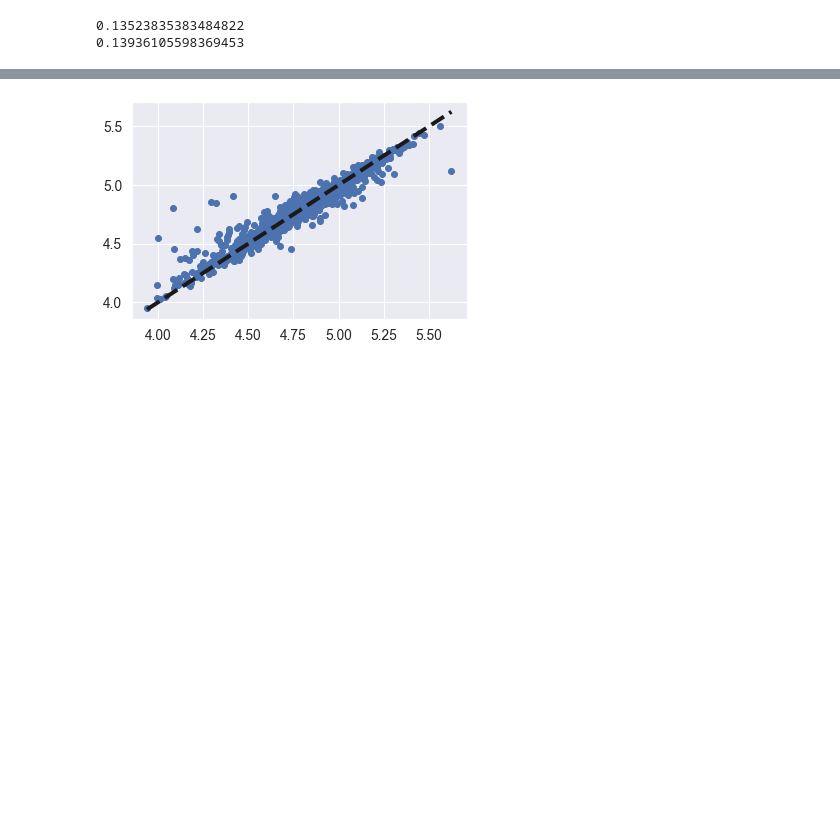
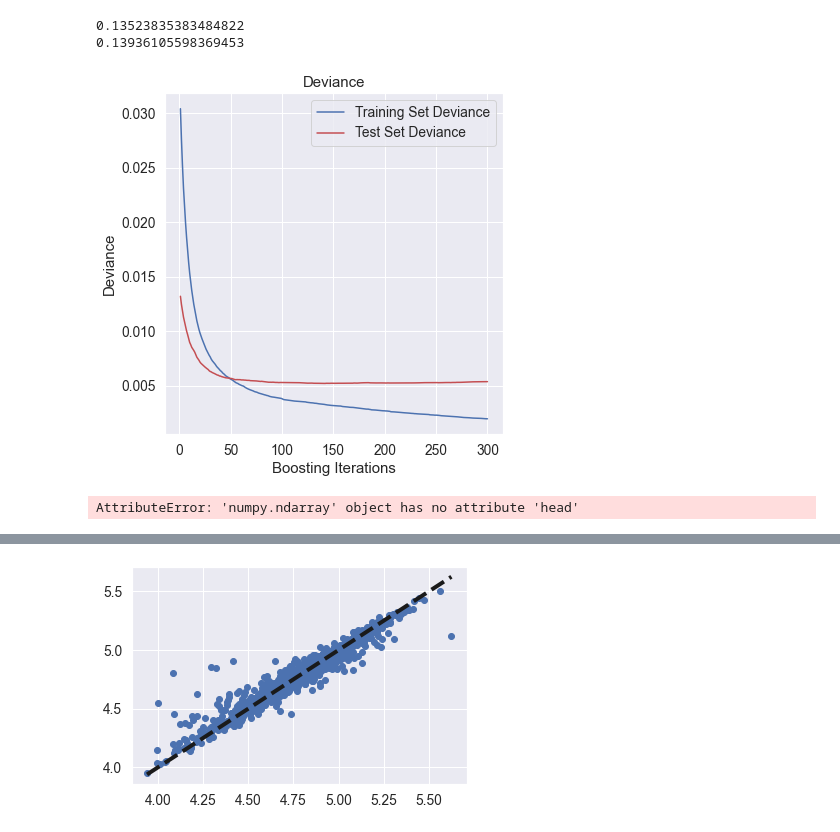
Before and after one commit to oscar-dif/ExamProject, a Jupyter notebook: house_prices.ipynb, the cells around one changed output, grey strips where cells are left out. Saved outputs shown, nothing was run; the diff lists cells and outputs as text; code cells hidden in the pictures; blank space fills up the shorter version.

Commit message:
gb visualizations

```diff
--- a/house_prices.ipynb
+++ b/house_prices.ipynb
@@ -605,3 +607,56 @@ print(rmse_test)
 # %% [output]
 0.13523835383484822
 0.13936105598369453
+# %%
+#plot training deviance
+
+reg = gb.set_params(**mod_gb.best_params_)
+test_score = np.zeros((mod_gb.best_params_["n_estimators"],), dtype=np.float64)
+for i, y_pred in enumerate(reg.staged_predict(X_test)):
+    test_score[i] = reg.loss_(y_test, y_pred)
+
+fig = plt.figure(figsize=(6, 6))
+plt.subplot(1, 1, 1)
+plt.title("Deviance")
+plt.plot(
+    np.arange(mod_gb.best_params_["n_estimators"]) + 1,
+    reg.train_score_,
+    "b-",
+    label="Training Set Deviance",
+)
+plt.plot(
+    np.arange(mod_gb.best_params_["n_estimators"]) + 1, test_score, "r-", label="Test Set Deviance"
+)
+plt.legend(loc="upper right")
+plt.xlabel("Boosting Iterations")
+plt.ylabel("Deviance")
+fig.tight_layout()
+plt.show()
+# %% [output]
+[figure, added]
+# %%
+feature_importance = reg.feature_importances_
+feature_importance = feature_importance
+sorted_idx = np.argsort(feature_importance)
+pos = np.arange(sorted_idx.shape[0]) + 0.5
+fig = plt.figure(figsize=(12, 6))
+plt.subplot(1, 2, 1)
+plt.barh(pos[40:], feature_importance[sorted_idx][40:], align="center")
+plt.yticks(pos[40:], np.array(X.columns)[sorted_idx])
+plt.title("Feature Importance (MDI)")
+
+result = permutation_importance(
+    reg, X_test, y_test, n_repeats=10, random_state=42, n_jobs=2
+)
+sorted_idx = result.importances_mean.argsort().head(40)
+plt.subplot(1, 2, 2)
+plt.boxplot(
+    result.importances[sorted_idx].T,
+    vert=False,
+    labels=np.array(X.columns)[sorted_idx],
+)
+plt.title("Permutation Importance (test set)")
+fig.tight_layout()
+plt.show()
+# %% [output]
+AttributeError: 'numpy.ndarray' object has no attribute 'head'
```
Also changed, not shown: parts of 5 cells of this notebook.
